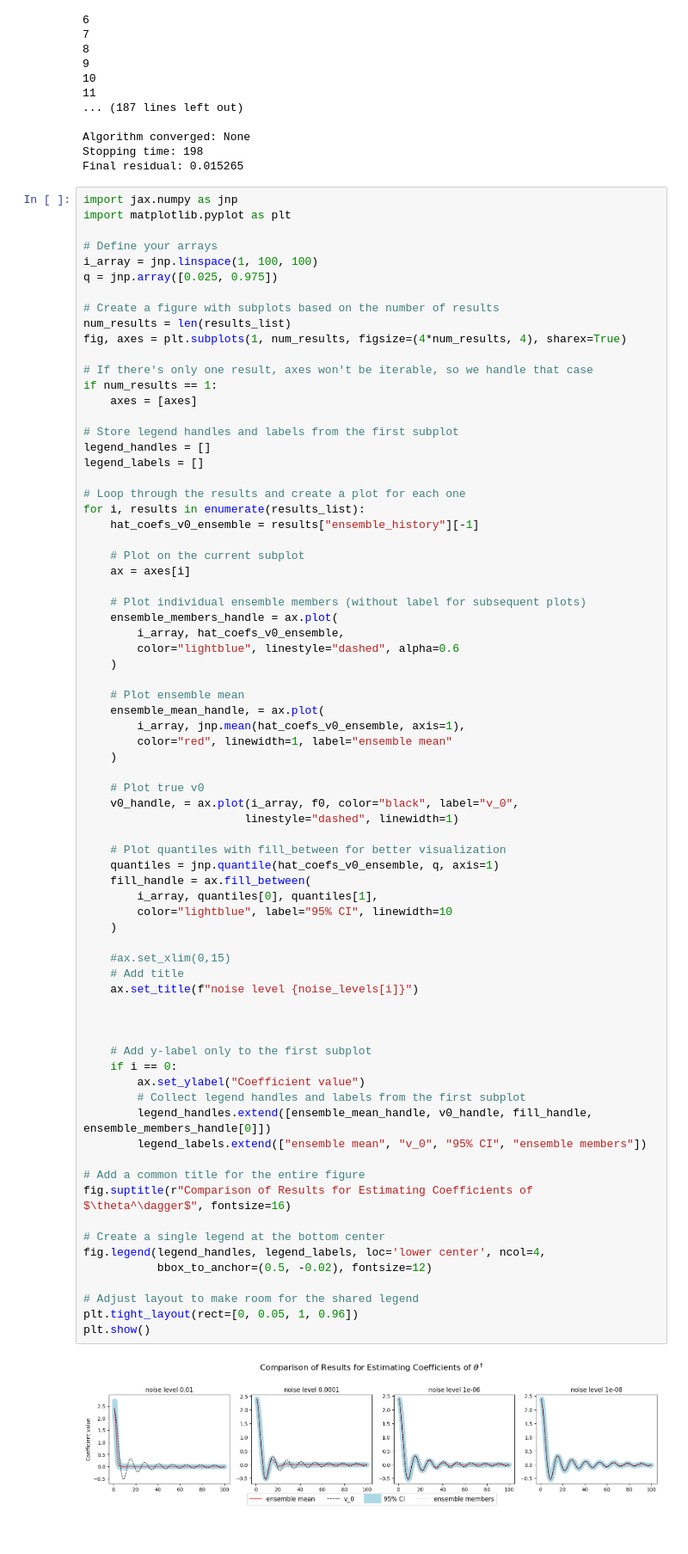
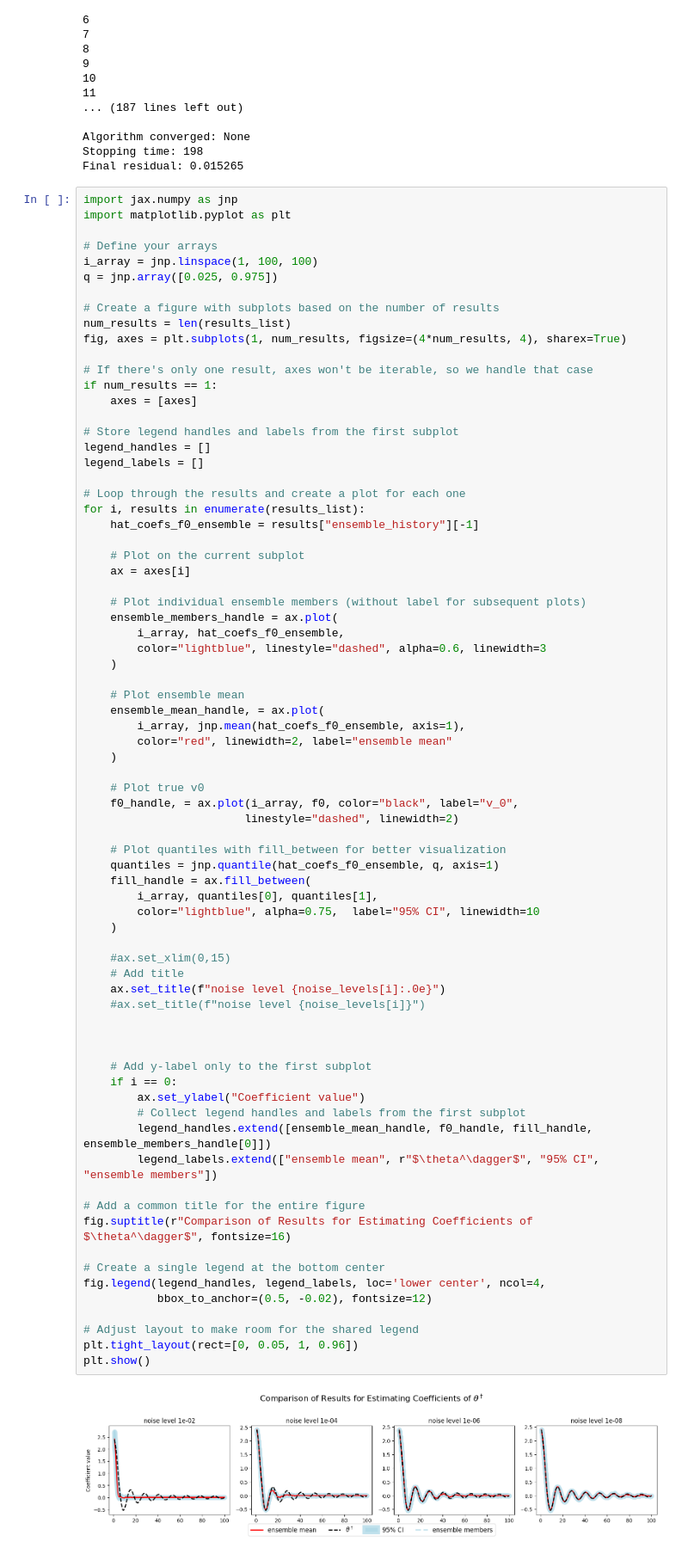
Before and after one commit to Tienstra/EarlyStoppingBIP, a Jupyter notebook: Notebooks/Linear.ipynb, the cells around one changed output. Shown at 86% size. Drawn from its saved outputs; the diff is of its cells as text.

Commit message:
updated plots

```diff
--- a/Notebooks/Linear.ipynb
+++ b/Notebooks/Linear.ipynb
@@ -188,56 +188,57 @@ legend_labels = []
 
 # Loop through the results and create a plot for each one
 for i, results in enumerate(results_list):
-    hat_coefs_v0_ensemble = results["ensemble_history"][-1]
+    hat_coefs_f0_ensemble = results["ensemble_history"][-1]
 
     # Plot on the current subplot
     ax = axes[i]
 
     # Plot individual ensemble members (without label for subsequent plots)
     ensemble_members_handle = ax.plot(
-        i_array, hat_coefs_v0_ensemble,
-        color="lightblue", linestyle="dashed", alpha=0.6
+        i_array, hat_coefs_f0_ensemble,
+        color="lightblue", linestyle="dashed", alpha=0.6, linewidth=3
     )
 
     # Plot ensemble mean
     ensemble_mean_handle, = ax.plot(
-        i_array, jnp.mean(hat_coefs_v0_ensemble, axis=1),
-        color="red", linewidth=1, label="ensemble mean"
+        i_array, jnp.mean(hat_coefs_f0_ensemble, axis=1),
+        color="red", linewidth=2, label="ensemble mean"
     )
 
     # Plot true v0
-    v0_handle, = ax.plot(i_array, f0, color="black", label="v_0",
-                        linestyle="dashed", linewidth=1)
+    f0_handle, = ax.plot(i_array, f0, color="black", label="v_0",
+                        linestyle="dashed", linewidth=2)
 
     # Plot quantiles with fill_between for better visualization
-    quantiles = jnp.quantile(hat_coefs_v0_ensemble, q, axis=1)
+    quantiles = jnp.quantile(hat_coefs_f0_ensemble, q, axis=1)
     fill_handle = ax.fill_between(
         i_array, quantiles[0], quantiles[1],
-        color="lightblue", label="95% CI", linewidth=10
+        color="lightblue", alpha=0.75,  label="95% CI", linewidth=10
     )
 
     #ax.set_xlim(0,15)
     # Add title
-    ax.set_title(f"noise level {noise_levels[i]}")
+    ax.set_title(f"noise level {noise_levels[i]:.0e}")
+    #ax.set_title(f"noise level {noise_levels[i]}")
 
 
 
     # Add y-label only to the first subplot
     if i == 0:
         ax.set_ylabel("Coefficient value")
         # Collect legend handles and labels from the first subplot
-        legend_handles.extend([ensemble_mean_handle, v0_handle, fill_handle, ensemble_members_handle[0]])
-        legend_labels.extend(["ensemble mean", "v_0", "95% CI", "ensemble members"])
+        legend_handles.extend([ensemble_mean_handle, f0_handle, fill_handle, ensemble_members_handle[0]])
+        legend_labels.extend(["ensemble mean", r"$\theta^\dagger$", "95% CI", "ensemble members"])
 
 # Add a common title for the entire figure
 fig.suptitle(r"Comparison of Results for Estimating Coefficients of $\theta^\dagger$", fontsize=16)
 
 # Create a single legend at the bottom center
 fig.legend(legend_handles, legend_labels, loc='lower center', ncol=4,
            bbox_to_anchor=(0.5, -0.02), fontsize=12)
 
 # Adjust layout to make room for the shared legend
 plt.tight_layout(rect=[0, 0.05, 1, 0.96])
 plt.show()
 # %% [output]
-[figure, old version]
+[figure, new version]
```
